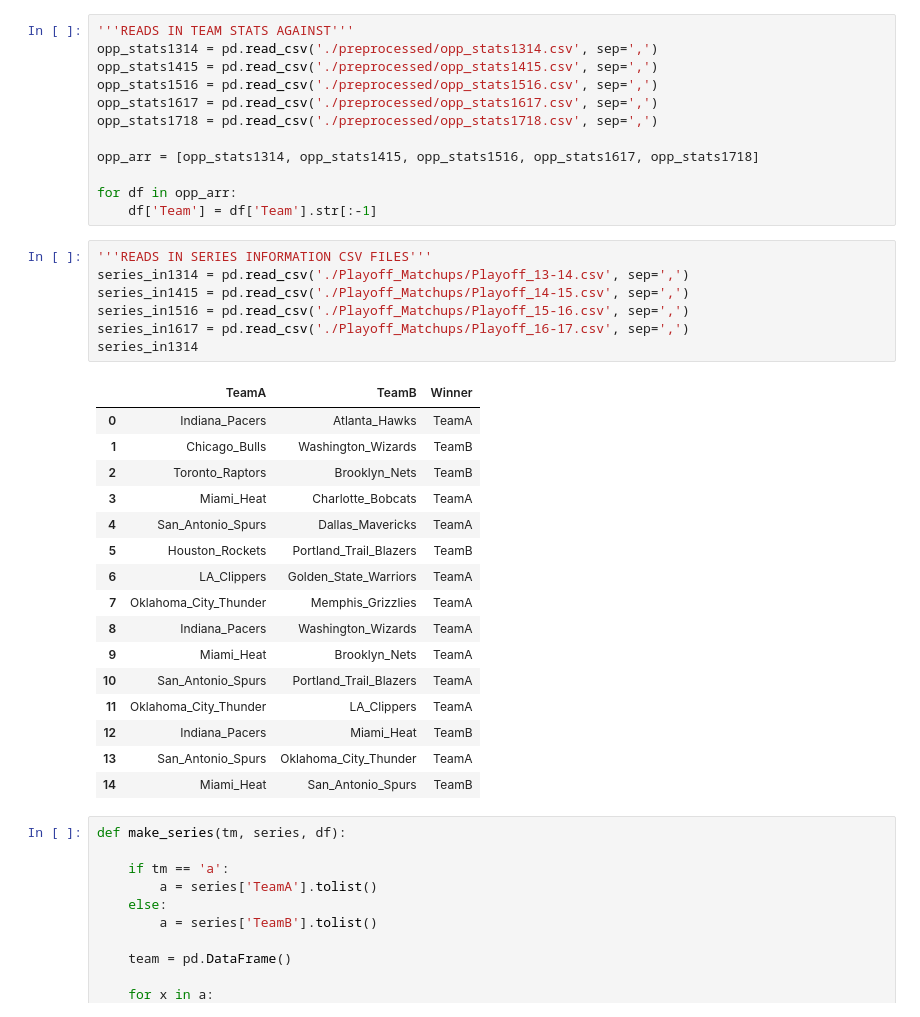
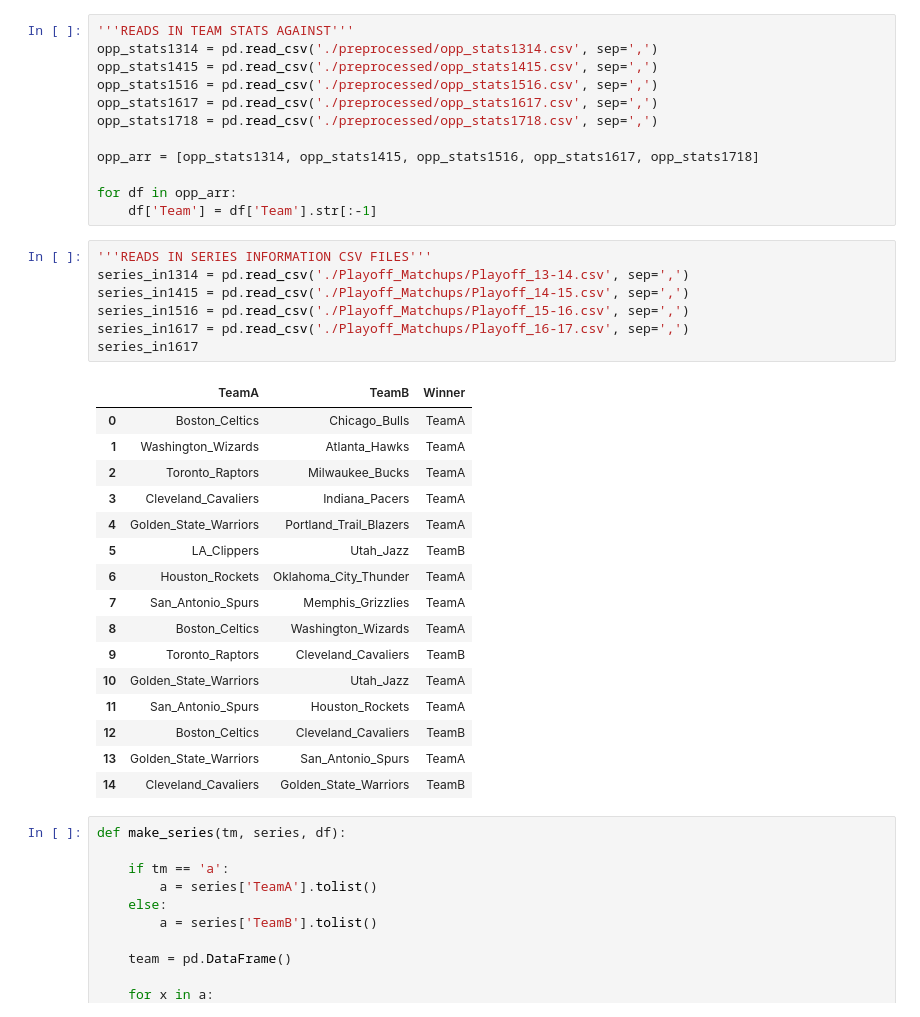
Before and after one commit to MaloneRobert/BasketballPredictor, a Jupyter notebook: Series_Preprocess.ipynb, the cells around one changed output. Drawn from its saved outputs; the diff is of its cells as text.

```diff
--- a/Series_Preprocess.ipynb
+++ b/Series_Preprocess.ipynb
@@ -54,27 +54,27 @@ for df in opp_arr:
 # %%
 '''READS IN SERIES INFORMATION CSV FILES'''
 series_in1314 = pd.read_csv('./Playoff_Matchups/Playoff_13-14.csv', sep=',')
 series_in1415 = pd.read_csv('./Playoff_Matchups/Playoff_14-15.csv', sep=',')
 series_in1516 = pd.read_csv('./Playoff_Matchups/Playoff_15-16.csv', sep=',')
 series_in1617 = pd.read_csv('./Playoff_Matchups/Playoff_16-17.csv', sep=',')
-series_in1314
+series_in1617
 # %% [output]
 |  | TeamA | TeamB | Winner |
-| 0 | Indiana_Pacers | Atlanta_Hawks | TeamA |
-| 1 | Chicago_Bulls | Washington_Wizards | TeamB |
-| 2 | Toronto_Raptors | Brooklyn_Nets | TeamB |
-| 3 | Miami_Heat | Charlotte_Bobcats | TeamA |
-| 4 | San_Antonio_Spurs | Dallas_Mavericks | TeamA |
-| 5 | Houston_Rockets | Portland_Trail_Blazers | TeamB |
-| 6 | LA_Clippers | Golden_State_Warriors | TeamA |
-| 7 | Oklahoma_City_Thunder | Memphis_Grizzlies | TeamA |
-| 8 | Indiana_Pacers | Washington_Wizards | TeamA |
-| 9 | Miami_Heat | Brooklyn_Nets | TeamA |
-| 10 | San_Antonio_Spurs | Portland_Trail_Blazers | TeamA |
-| 11 | Oklahoma_City_Thunder | LA_Clippers | TeamA |
-| 12 | Indiana_Pacers | Miami_Heat | TeamB |
-| 13 | San_Antonio_Spurs | Oklahoma_City_Thunder | TeamA |
-| 14 | Miami_Heat | San_Antonio_Spurs | TeamB |
+| 0 | Boston_Celtics | Chicago_Bulls | TeamA |
+| 1 | Washington_Wizards | Atlanta_Hawks | TeamA |
+| 2 | Toronto_Raptors | Milwaukee_Bucks | TeamA |
+| 3 | Cleveland_Cavaliers | Indiana_Pacers | TeamA |
+| 4 | Golden_State_Warriors | Portland_Trail_Blazers | TeamA |
+| 5 | LA_Clippers | Utah_Jazz | TeamB |
+| 6 | Houston_Rockets | Oklahoma_City_Thunder | TeamA |
+| 7 | San_Antonio_Spurs | Memphis_Grizzlies | TeamA |
+| 8 | Boston_Celtics | Washington_Wizards | TeamA |
+| 9 | Toronto_Raptors | Cleveland_Cavaliers | TeamB |
+| 10 | Golden_State_Warriors | Utah_Jazz | TeamA |
+| 11 | San_Antonio_Spurs | Houston_Rockets | TeamA |
+| 12 | Boston_Celtics | Cleveland_Cavaliers | TeamB |
+| 13 | Golden_State_Warriors | San_Antonio_Spurs | TeamA |
+| 14 | Cleveland_Cavaliers | Golden_State_Warriors | TeamB |
 # %%
 def make_series(tm, series, df):
 
```
Also changed, not shown: parts of 12 cells of this notebook, 5 other files.
